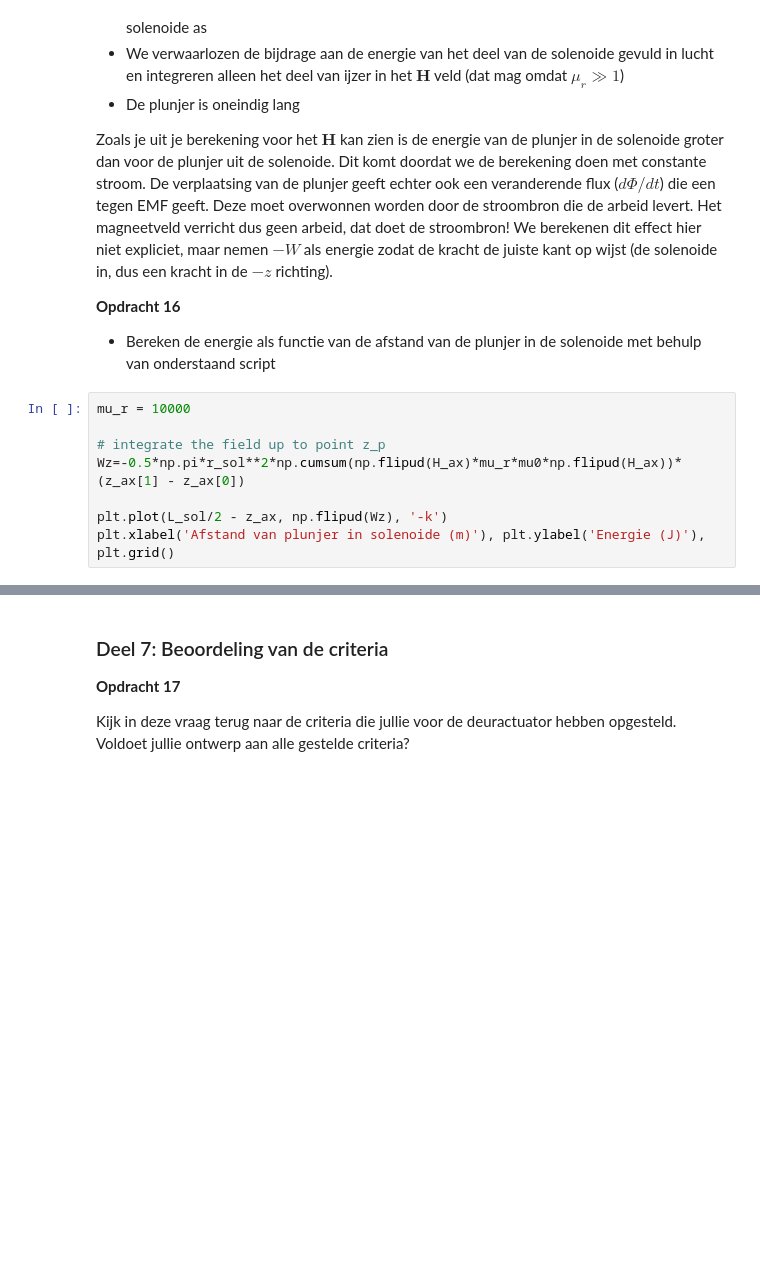
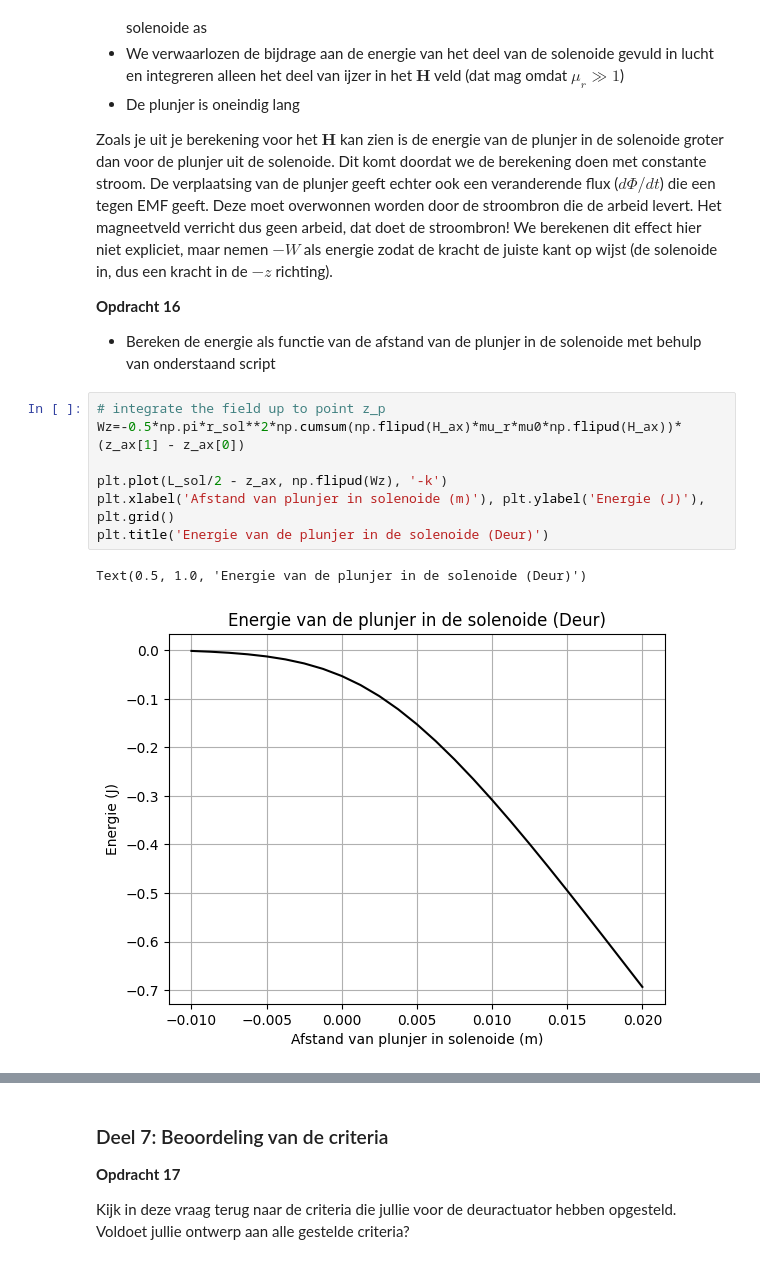
Before and after one commit to gltChboy/opdrachten-DEF-D, a Jupyter notebook: 2KrachtactuatorOpdracht/KrachtactuatorOpdracht.ipynb, the cells around one changed output, grey strips where cells are left out. Drawn from its saved outputs; the diff is of its cells as text; blank space fills up the shorter version.

```diff
--- a/2KrachtactuatorOpdracht/KrachtactuatorOpdracht.ipynb
+++ b/2KrachtactuatorOpdracht/KrachtactuatorOpdracht.ipynb
@@ -629,11 +628,13 @@ Zoals je uit je berekening voor het $\mathbf{H}$ kan zien is de energie van de p
 
 * Bereken de energie als functie van de afstand van de plunjer in de solenoide met behulp van onderstaand script
 # %%
-mu_r = 10000
-
 # integrate the field up to point z_p
 Wz=-0.5*np.pi*r_sol**2*np.cumsum(np.flipud(H_ax)*mu_r*mu0*np.flipud(H_ax))*(z_ax[1] - z_ax[0])
 
 plt.plot(L_sol/2 - z_ax, np.flipud(Wz), '-k')
 plt.xlabel('Afstand van plunjer in solenoide (m)'), plt.ylabel('Energie (J)'), plt.grid()
+plt.title('Energie van de plunjer in de solenoide (Deur)')
+# %% [output]
+Text(0.5, 1.0, 'Energie van de plunjer in de solenoide (Deur)')
+[figure, added]
 # %%
```
Also changed, not shown: parts of 24 cells of this notebook, 9 other files.
